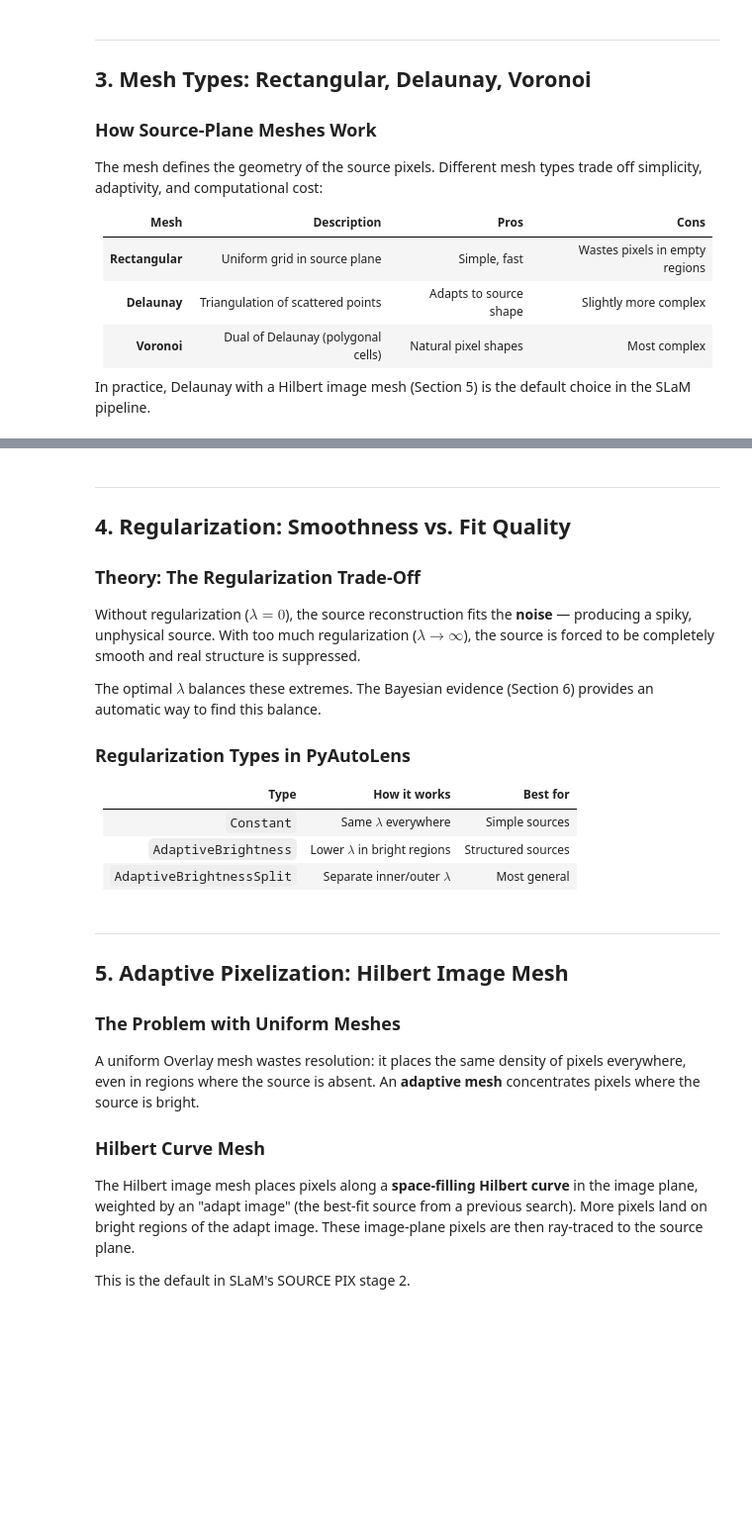
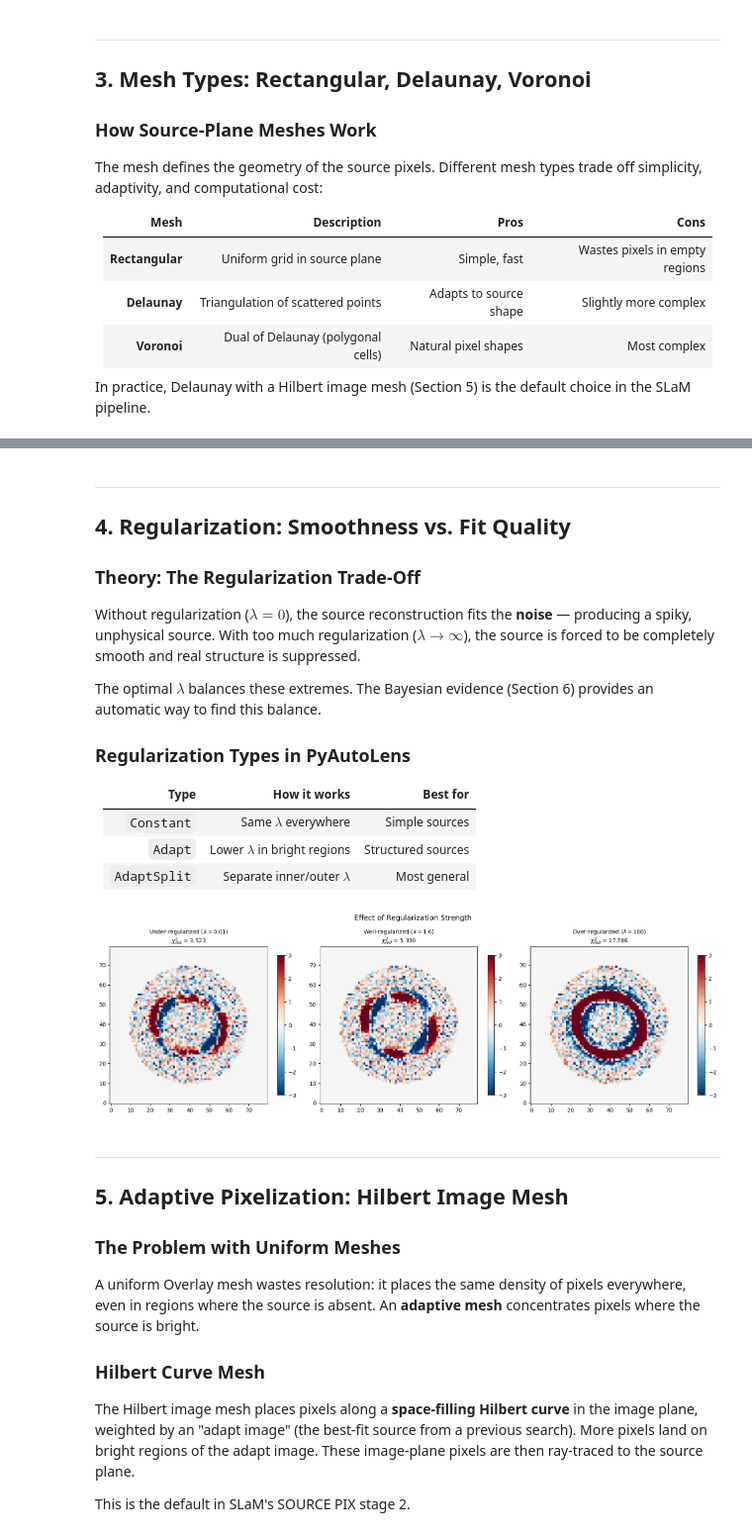
Before and after one commit to rodelcr/Learning_to_Autolens, a Jupyter notebook: Modules/05_Pixelized_Source_Reconstructions/05_pixelized_sources.ipynb, the cells around one changed output, grey strips where cells are left out. Shown at 99% size. Cells and saved outputs as stored; diff of their text form; code cells hidden in the pictures; blank space fills up the shorter version.

```diff
--- a/Modules/05_Pixelized_Source_Reconstructions/05_pixelized_sources.ipynb
+++ b/Modules/05_Pixelized_Source_Reconstructions/05_pixelized_sources.ipynb
@@ -246,8 +257,8 @@ The optimal $\lambda$ balances these extremes. The Bayesian evidence
 | Type | How it works | Best for |
 |------|-------------|----------|
 | `Constant` | Same $\lambda$ everywhere | Simple sources |
-| `AdaptiveBrightness` | Lower $\lambda$ in bright regions | Structured sources |
-| `AdaptiveBrightnessSplit` | Separate inner/outer $\lambda$ | Most general |
+| `Adapt` | Lower $\lambda$ in bright regions | Structured sources |
+| `AdaptSplit` | Separate inner/outer $\lambda$ | Most general |
 # %%
 # ============================================================
 # REGULARIZATION COMPARISON
@@ -256,36 +267,37 @@ The optimal $\lambda$ balances these extremes. The Bayesian evidence
 # well-regularized, and over-regularized (λ too large, too smooth).
 # ============================================================
 
 fig, axes = plt.subplots(1, 3, figsize=(16, 5))
 
 for ax, lam, title in zip(
     axes,
-    [0.01, 1.0, 100.0],
+    [0.01, 10.0, 100.0],
     [r"Under-regularized ($\lambda = 0.01$)",
      r"Well-regularized ($\lambda = 1.0$)",
      r"Over-regularized ($\lambda = 100$)"],
 ):
     source_test = al.Galaxy(
         redshift=1.0,
         pixelization=al.Pixelization(
-            image_mesh=al.image_mesh.Overlay(shape=(30, 30)),
-            mesh=al.mesh.Delaunay(),
+            mesh=al.mesh.Delaunay(pixels=100),
             regularization=al.reg.Constant(coefficient=lam),
         ),
     )
     tracer_test = al.Tracer(galaxies=[lens_galaxy, source_test])
     fit_test = al.FitImaging(dataset=dataset, tracer=tracer_test)
 
     # Plot normalized residuals
     norm_res = fit_test.normalized_residual_map.native
     im = ax.imshow(norm_res, origin="lower", cmap="RdBu_r", vmin=-3, vmax=3)
     ax.set_title(f"{title}\n$\\chi^2_{{red}}$ = {fit_test.chi_squared / fit_test.mask.pixels_in_mask:.3f}",
                  fontsize=10)
     plt.colorbar(im, ax=ax, shrink=0.8)
 
 plt.suptitle("Effect of Regularization Strength", fontsize=13, y=1.02)
 plt.tight_layout()
 plt.show()
+# %% [output]
+[figure, added]
 # %% [markdown]
 ---
 
```
Also changed, not shown: parts of 13 cells of this notebook, 15 other files.
